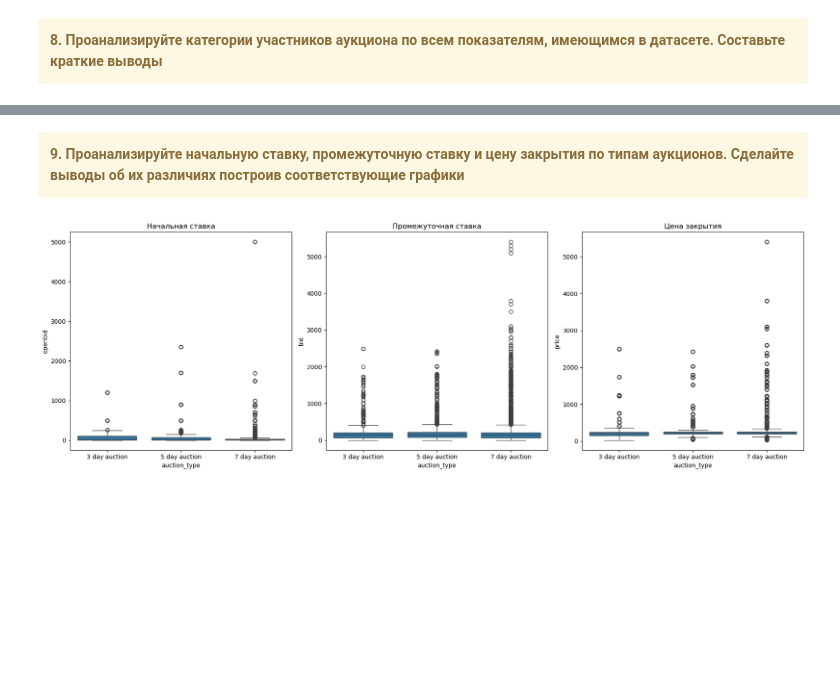
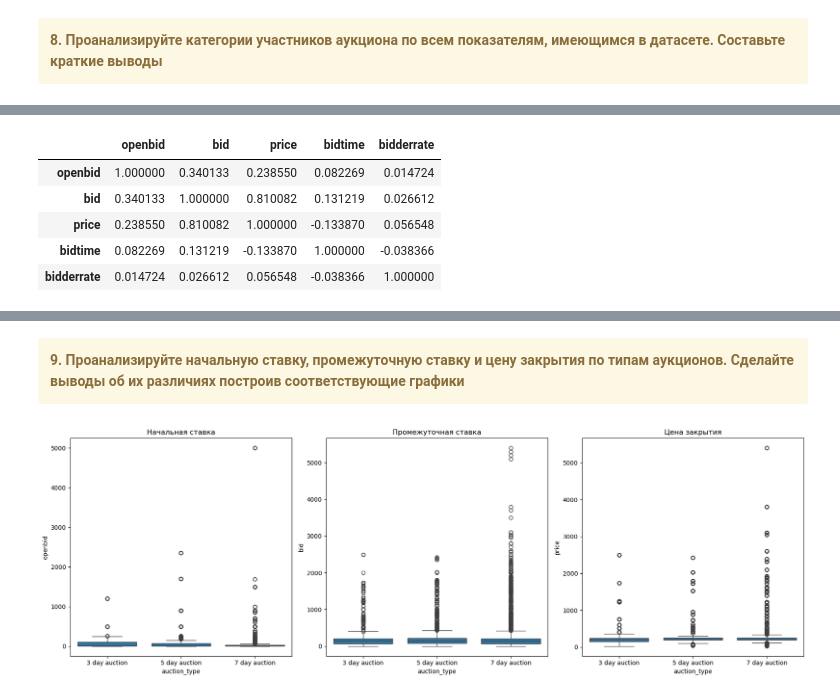
Before and after one commit to bezgrebelnaya/Python_cases_uni, a Jupyter notebook: Анализ данных аукциона.ipynb, the cells around one changed output, grey strips where cells are left out. Saved outputs shown, nothing was run; the diff lists cells and outputs as text; code cells hidden in the pictures; blank space fills up the shorter version.

```diff
--- a/Анализ данных аукциона.ipynb
+++ b/Анализ данных аукциона.ipynb
@@ -349,0 +407,9 @@ df[['openbid','bid', 'price', 'bidtime', 'bidderrate']].corr()
+# %%
+df[df.description == '13'][['openbid','bid', 'price', 'bidtime', 'bidderrate']].corr()
+# %% [output]
+|  | openbid | bid | price | bidtime | bidderrate |
+| openbid | 1.000000 | 0.340133 | 0.238550 | 0.082269 | 0.014724 |
+| bid | 0.340133 | 1.000000 | 0.810082 | 0.131219 | 0.026612 |
+| price | 0.238550 | 0.810082 | 1.000000 | -0.133870 | 0.056548 |
+| bidtime | 0.082269 | 0.131219 | -0.133870 | 1.000000 | -0.038366 |
+| bidderrate | 0.014724 | 0.026612 | 0.056548 | -0.038366 | 1.000000 |
```
Also changed, not shown: parts of 15 cells of this notebook.
